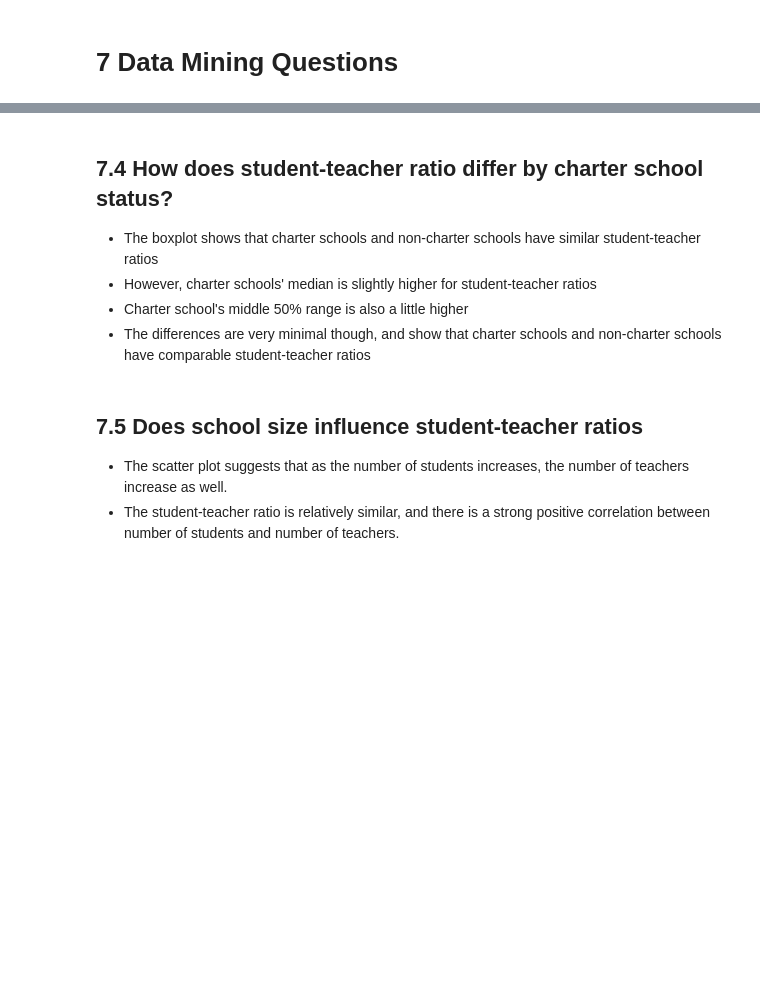
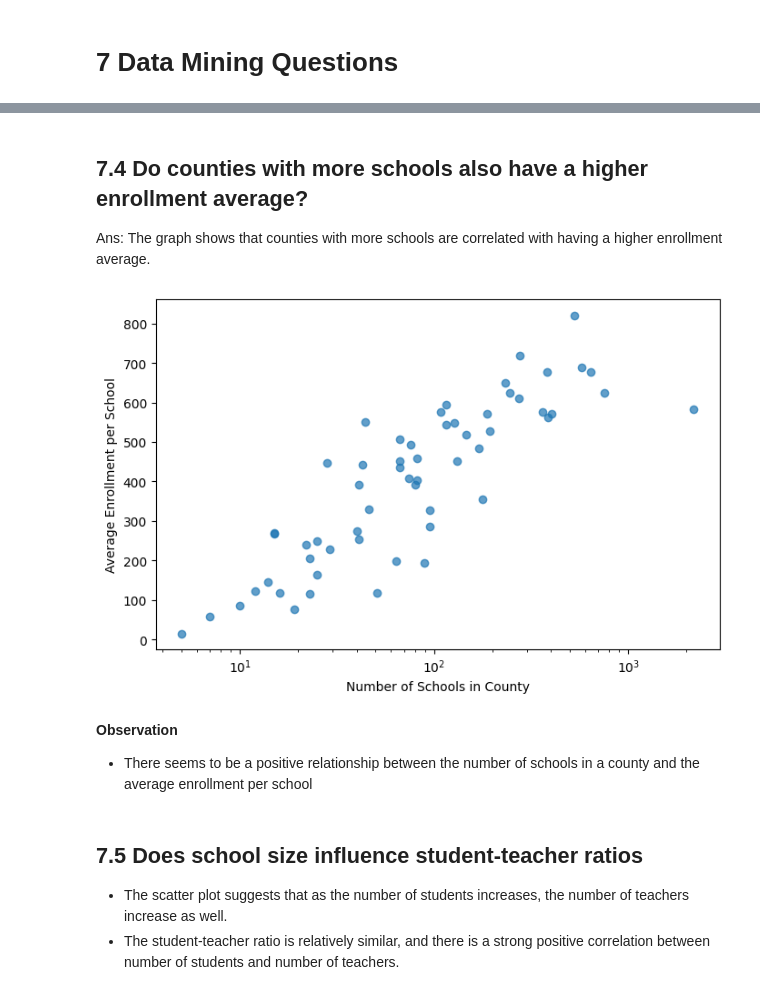
Before and after one commit to rodney-hong/eds-6340-project, a Jupyter notebook: Team 4_Midterm Project.ipynb, the cells around one changed output, grey strips where cells are left out. Cells and saved outputs as stored; diff of their text form; code cells hidden in the pictures; blank space fills up the shorter version.

```diff
--- a/Team 4_Midterm Project.ipynb
+++ b/Team 4_Midterm Project.ipynb
@@ -1699,9 +1766,20 @@ plt.show()
 # %% [markdown]
-## 7.4 How does student-teacher ratio differ by charter school status?
-- The boxplot shows that charter schools and non-charter schools have similar student-teacher ratios
-- However, charter schools' median is slightly higher for student-teacher ratios
-- Charter school's middle 50% range is also a little higher
-- The differences are very minimal though, and show that charter schools and non-charter schools have comparable student-teacher ratios
+## 7.4 Do counties with more schools also have a higher enrollment average?
+
+Ans: The graph shows that counties with more schools are correlated with having a higher enrollment average.
+# %%
+county_summary = california_k12_schools.groupby('county').agg(school_count=('school_id', 'count'), avg_enrollment=('total_students_detail', 'mean'))
+plt.figure(figsize=(8,5))
+plt.scatter(county_summary['school_count'], county_summary['avg_enrollment'], alpha=0.7)
+plt.xscale('log')
+plt.xlabel('Number of Schools in County')
+plt.ylabel('Average Enrollment per School')
+plt.show()
+# %% [output]
+[figure, added]
+# %% [markdown]
+**Observation**
+- There seems to be a positive relationship between the number of schools in a county and the average enrollment per school
 # %% [markdown]
 ## 7.5 Does school size influence student-teacher ratios
 - The scatter plot suggests that as the number of students increases, the number of teachers increase as well.
```
Also changed, not shown: parts of 16 cells of this notebook.
